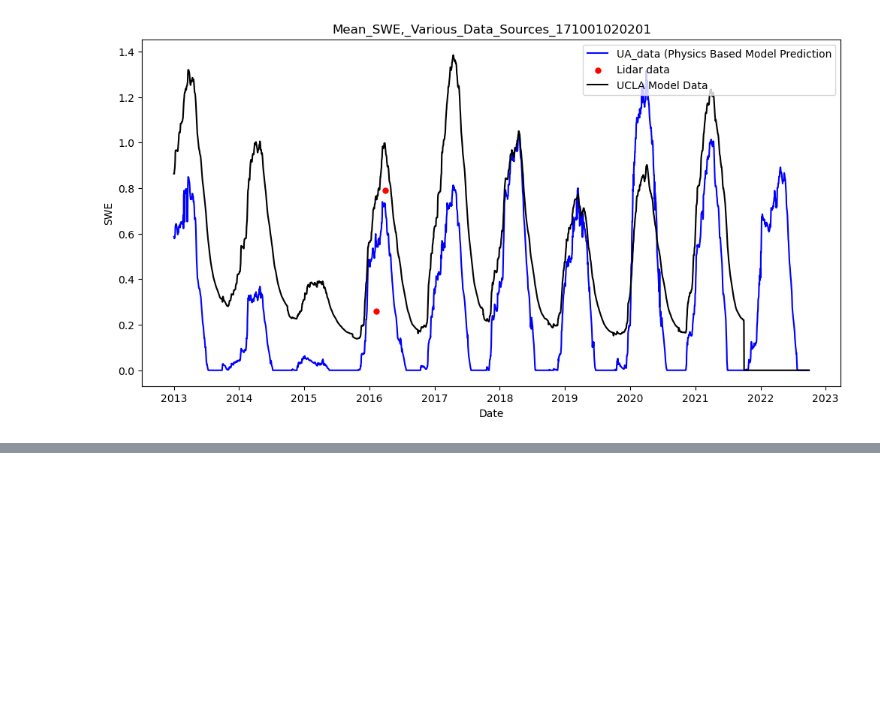
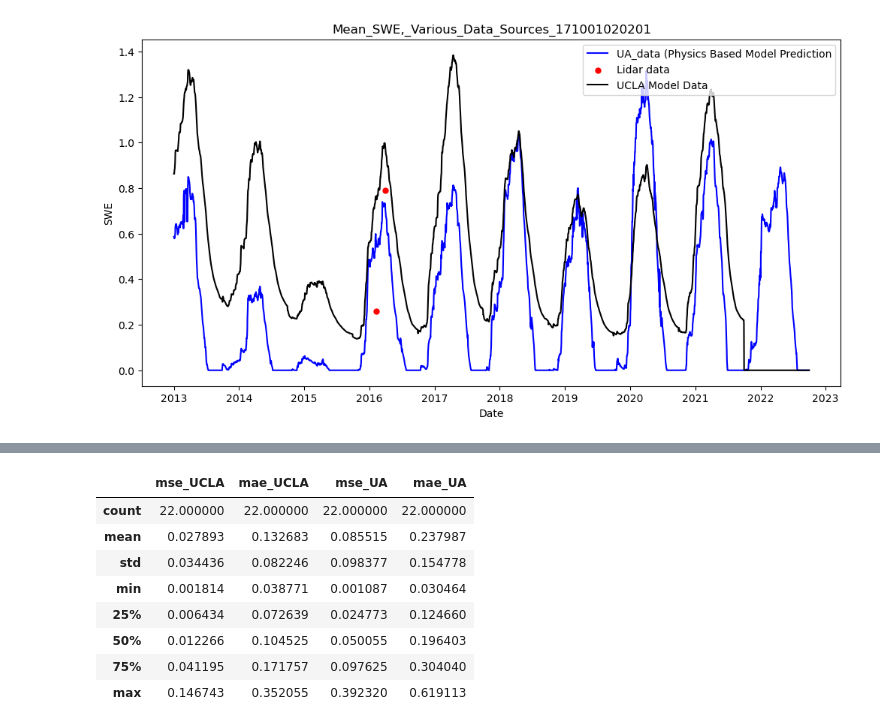
Before and after one commit to DSHydro/SnowML, a Jupyter notebook: notebooks/Region17/Olympics_Compare.ipynb, the cells around one changed output, grey strips where cells are left out. Saved outputs shown, nothing was run; the diff lists cells and outputs as text; code cells hidden in the pictures; blank space fills up the shorter version.

```diff
--- a/notebooks/Region17/Olympics_Compare.ipynb
+++ b/notebooks/Region17/Olympics_Compare.ipynb
@@ -247,0 +305,12 @@ plot_all(huc_olympics_maritime)
+# %%
+df_stats.describe()
+# %% [output]
+|  | mse_UCLA | mae_UCLA | mse_UA | mae_UA |
+| count | 22.000000 | 22.000000 | 22.000000 | 22.000000 |
+| mean | 0.027893 | 0.132683 | 0.085515 | 0.237987 |
+| std | 0.034436 | 0.082246 | 0.098377 | 0.154778 |
+| min | 0.001814 | 0.038771 | 0.001087 | 0.030464 |
+| 25% | 0.006434 | 0.072639 | 0.024773 | 0.124660 |
+| 50% | 0.012266 | 0.104525 | 0.050055 | 0.196403 |
+| 75% | 0.041195 | 0.171757 | 0.097625 | 0.304040 |
+| max | 0.146743 | 0.352055 | 0.392320 | 0.619113 |
```
Also changed, not shown: parts of 10 cells of this notebook, 1 other file.
